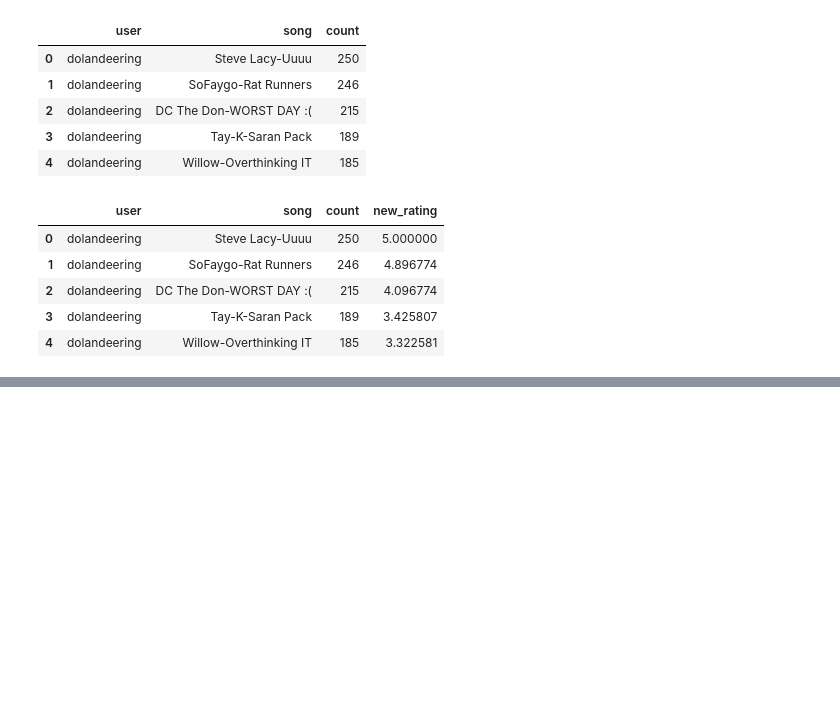
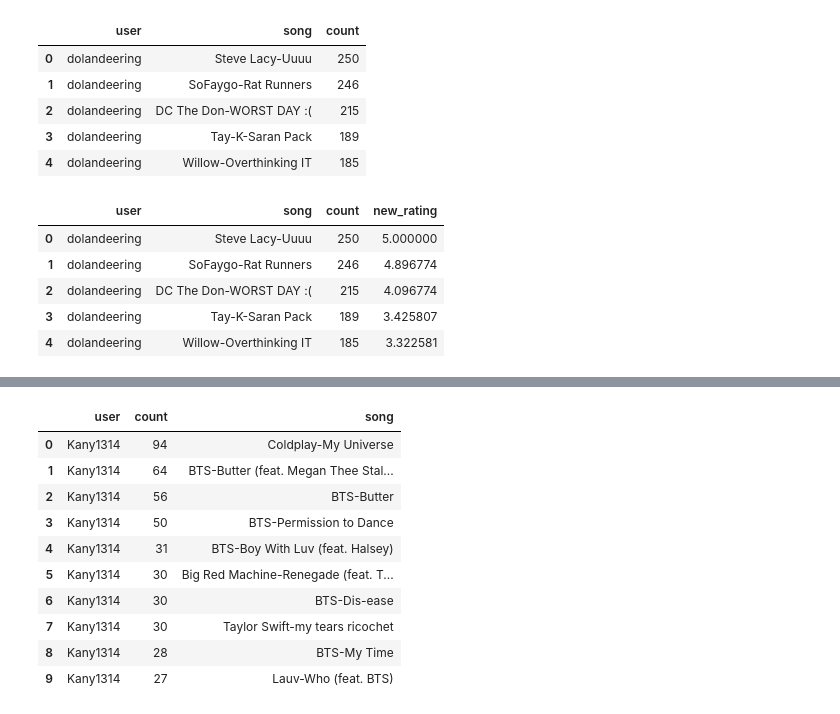
Before and after one commit to rzhan97/Hey-Hey-Miu, a Jupyter notebook: notebook/data_processing.ipynb, the cells around one changed output, grey strips where cells are left out. Saved outputs shown, nothing was run; the diff lists cells and outputs as text; code cells hidden in the pictures; blank space fills up the shorter version.

Commit message:
add a new user

```diff
--- a/notebook/data_processing.ipynb
+++ b/notebook/data_processing.ipynb
@@ -347,0 +390,13 @@ load_df.to_pickle("../data/processed/userrating_df")
+# %%
+data = lookup_topsong("Kany1314")
+song =[]
+count = []
+artist = []
+user = []
+song.extend(data[0])
+count.extend(data[1])
+artist.extend(data[2])
+user.extend(["Kany1314"]*50)
+
+
+Kany1314_df = pd.DataFrame(zip(user,artist,song,count), columns =['user','artist','songs','count'])
@@ -347,0 +412,18 @@ load_df.to_pickle("../data/processed/userrating_df")
+# %%
+#Combine artist and songs together
+Kany1314_df['song'] = Kany1314_df["artist"] + "-" + Kany1314_df["songs"]
+Kany1314_df = Kany1314_df.drop(['artist'], axis=1)
+Kany1314_df = Kany1314_df.drop(['songs'], axis=1)
+Kany1314_df.head(10)
+# %% [output]
+|  | user | count | song |
+| 0 | Kany1314 | 94 | Coldplay-My Universe |
+| 1 | Kany1314 | 64 | BTS-Butter (feat. Megan Thee Stal... |
+| 2 | Kany1314 | 56 | BTS-Butter |
+| 3 | Kany1314 | 50 | BTS-Permission to Dance |
+| 4 | Kany1314 | 31 | BTS-Boy With Luv (feat. Halsey) |
+| 5 | Kany1314 | 30 | Big Red Machine-Renegade (feat. T... |
+| 6 | Kany1314 | 30 | BTS-Dis-ease |
+| 7 | Kany1314 | 30 | Taylor Swift-my tears ricochet |
+| 8 | Kany1314 | 28 | BTS-My Time |
+| 9 | Kany1314 | 27 | Lauv-Who (feat. BTS) |
```
Also changed, not shown: parts of 9 cells of this notebook, 1 other file.
